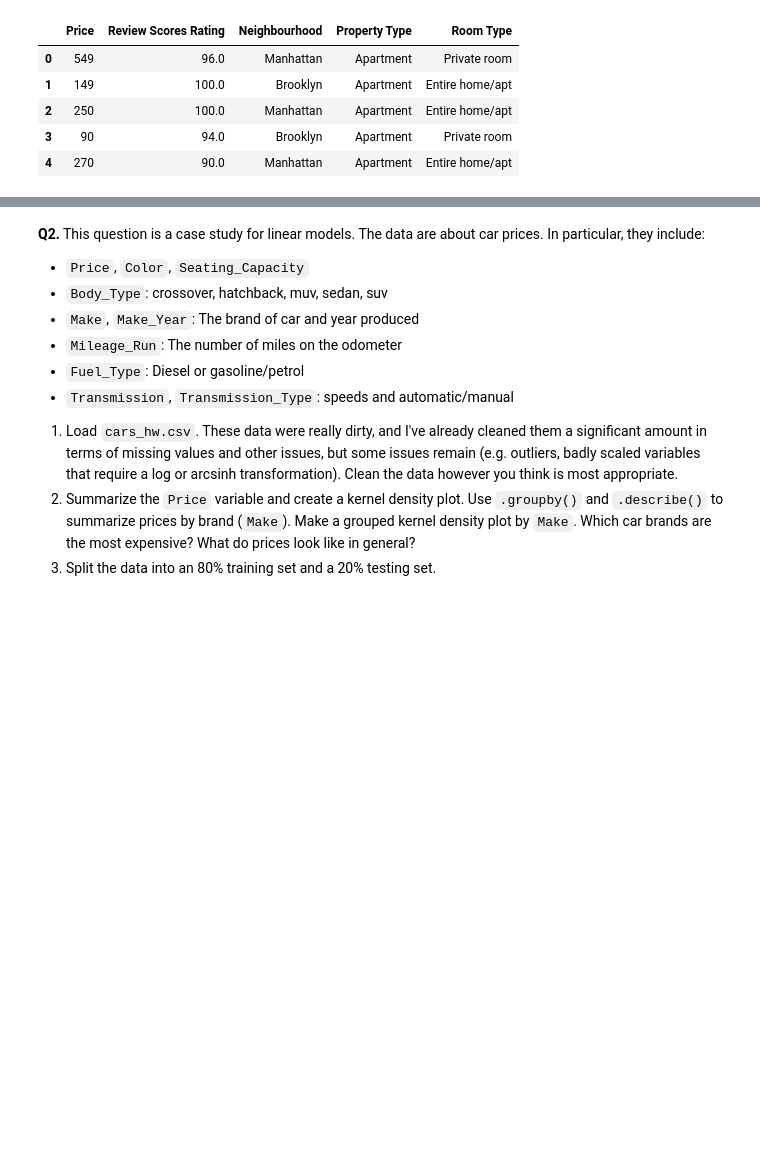
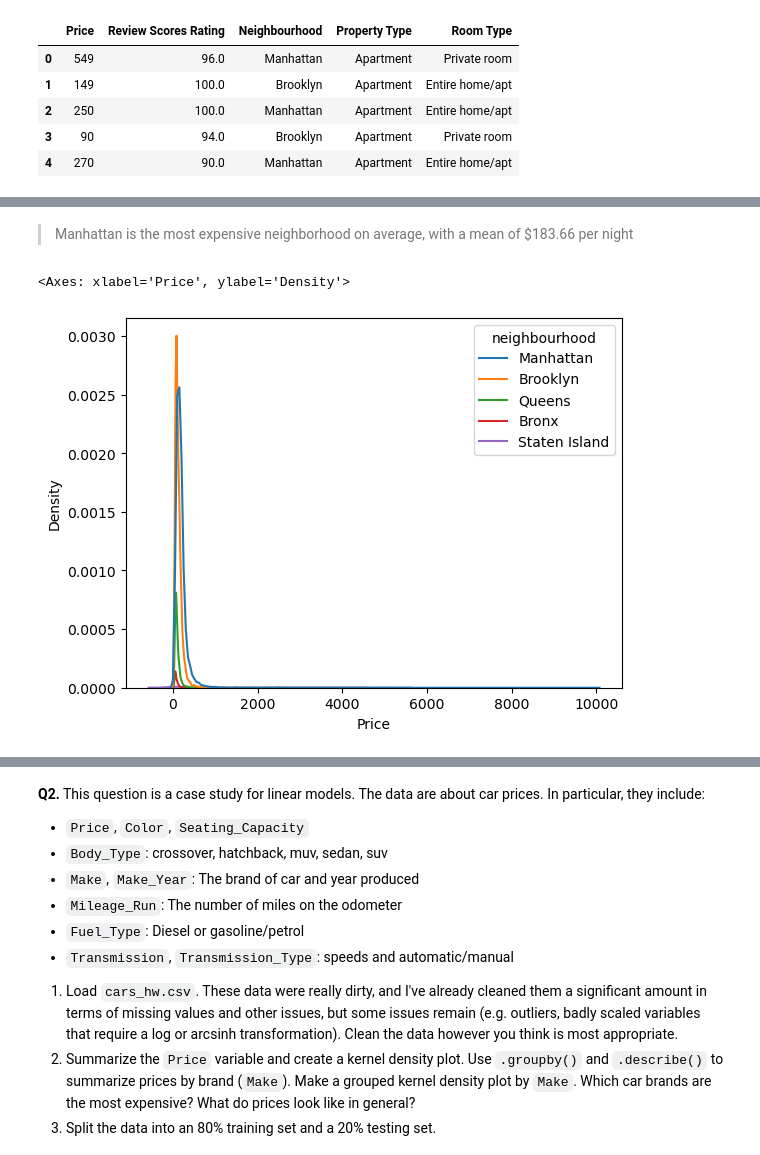
Before and after one commit to ctogs/DS-3001-IAs, a Jupyter notebook: assignment6-linear_regression/assignment.ipynb, the cells around one changed output, grey strips where cells are left out. Saved outputs shown, nothing was run; the diff lists cells and outputs as text; code cells hidden in the pictures; blank space fills up the shorter version.

```diff
--- a/assignment6-linear_regression/assignment.ipynb
+++ b/assignment6-linear_regression/assignment.ipynb
@@ -34,3 +36,7 @@ df.head()
 | 2 | 250 | 100.0 | Manhattan | Apartment | Entire home/apt |
 | 3 | 90 | 94.0 | Brooklyn | Apartment | Private room |
 | 4 | 270 | 90.0 | Manhattan | Apartment | Entire home/apt |
+# %%
+df['neighbourhood'] = df['Neighbourhood ']
+nbhood = df['neighbourhood']
+df['Price'].groupby(nbhood).describe()
@@ -36,0 +51,7 @@ df.head()
+# %% [markdown]
+> Manhattan is the most expensive neighborhood on average, with a mean of $183.66 per night
+# %%
+sns.kdeplot(x=df['Price'], hue=df['neighbourhood'])
+# %% [output]
+<Axes: xlabel='Price', ylabel='Density'>
+[figure, added]
```
Also changed, not shown: parts of 13 cells of this notebook.
